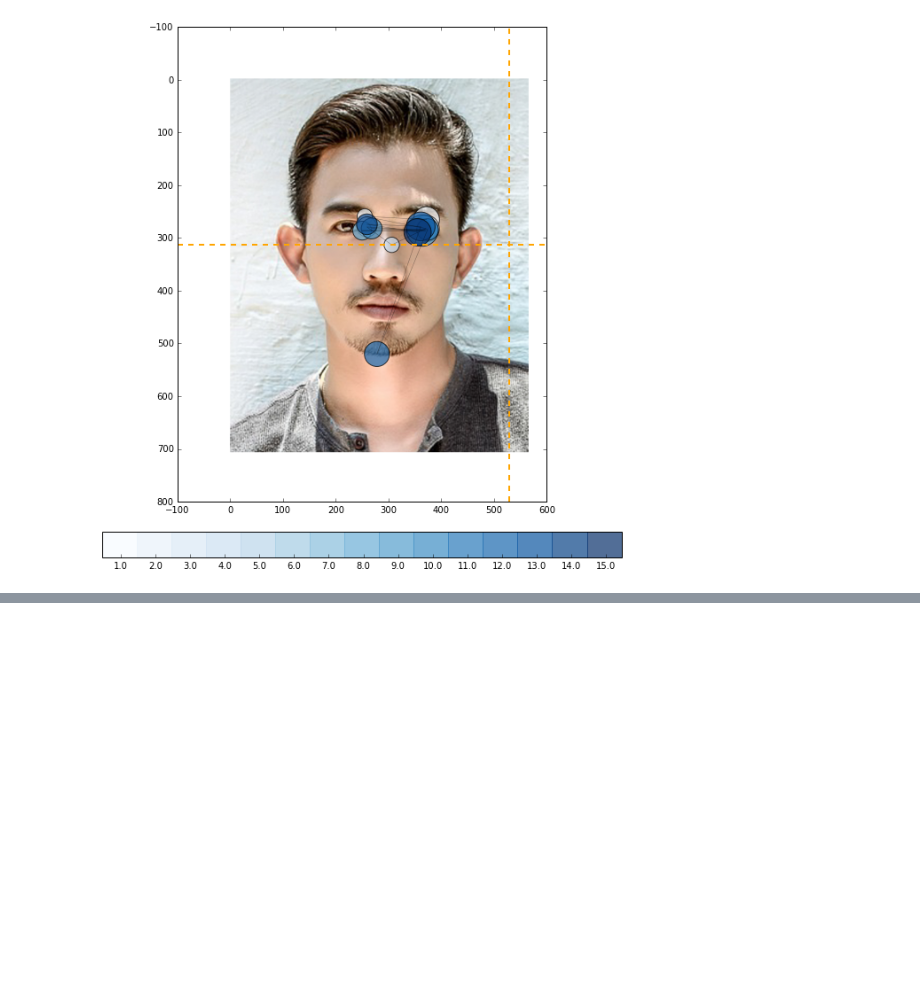
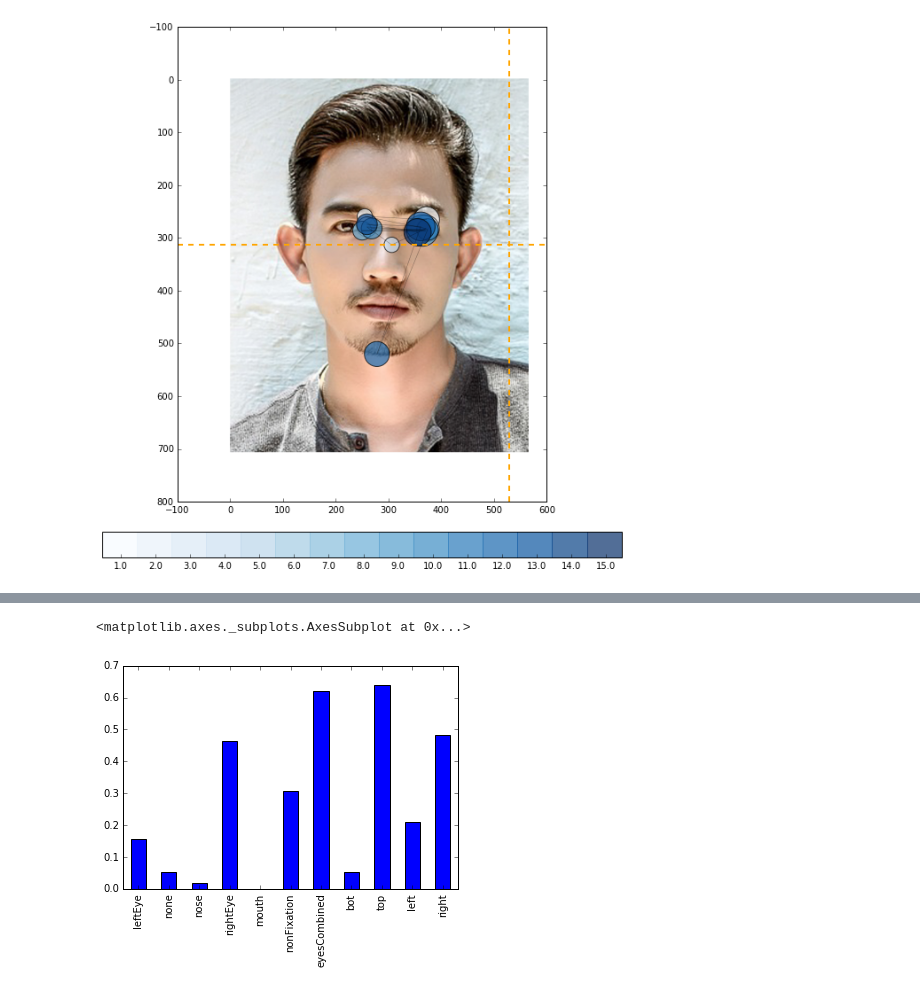
Before and after one commit to jeffmacinnes/AVB_tobii_pipeline, a Jupyter notebook: filteringSteps.ipynb, the cells around one changed output, grey strips where cells are left out. Cells and saved outputs as stored; diff of their text form; code cells hidden in the pictures; blank space fills up the shorter version.

Commit message:
summarizing all fixations within a trial added to notebook

```diff
--- a/filteringSteps.ipynb
+++ b/filteringSteps.ipynb
@@ -422,6 +435,6 @@ for i,fixNum in enumerate(fixLabels[~np.isnan(fixLabels)]):
                              'vertHemi': vertHalf,
                              'horizHemi': horizHalf}, index=[0])
     if i == 0:
-        allFix_summary = fixSummary
+        allFix_df = fixSummary
     else:
-        allFix_summary = pd.concat([allFix_summary, fixSummary], ignore_index=True)
+        allFix_df = pd.concat([allFix_df, fixSummary], ignore_index=True)
@@ -483,0 +520,29 @@ plt.axvline(x=allFix_summary.crossX.iloc[0], color='orange', ls='--', lw=2)
+# %%
+stimDuration = 5000 # stimuli duration in ms)
+totalFixDuration = allFix_df.duration.sum()  # total time spent on fixations within the trial
+
+# sum fixation duration by AOI type
+summedDurationByFix = allFix_df.groupby('AOI').duration.sum()
+
+# calculate a proportion of trial time spent in each AOI
+calcProportion = lambda x: x/stimDuration
+fixProps = summedDurationByFix.apply(calcProportion)
+
+# make sure all possible AOIs are represented
+for aoi in ['leftEye', 'rightEye', 'nose', 'mouth', 'none']:
+    if aoi not in fixProps.index:
+        fixProps[aoi] = 0
+
+# add entry for proportion of time that WAS NOT a fixation
+fixProps['nonFixation'] = (stimDuration-totalFixDuration)/stimDuration
+
+# add entry for fixation proportion combined across eyes
+fixProps['eyesCombined'] = fixProps.loc['leftEye'] + fixProps.loc['rightEye']
+
+# add proportions for fixation time spent in image halves (top vs bot; left vs right)
+for hemi in ['vertHemi', 'horizHemi']:
+    summedDurationByHemi = allFix_df.groupby(hemi).duration.sum()
+    hemiProps = summedDurationByHemi.apply(calcProportion)
+    fixProps = pd.concat([fixProps, hemiProps])
+
+print fixProps
@@ -483,0 +562,5 @@ plt.axvline(x=allFix_summary.crossX.iloc[0], color='orange', ls='--', lw=2)
+# %%
+fixProps.plot(kind='bar')
+# %% [output]
+<matplotlib.axes._subplots.AxesSubplot at 0x...>
+[figure, added]
```
Also changed, not shown: parts of 13 cells of this notebook.
